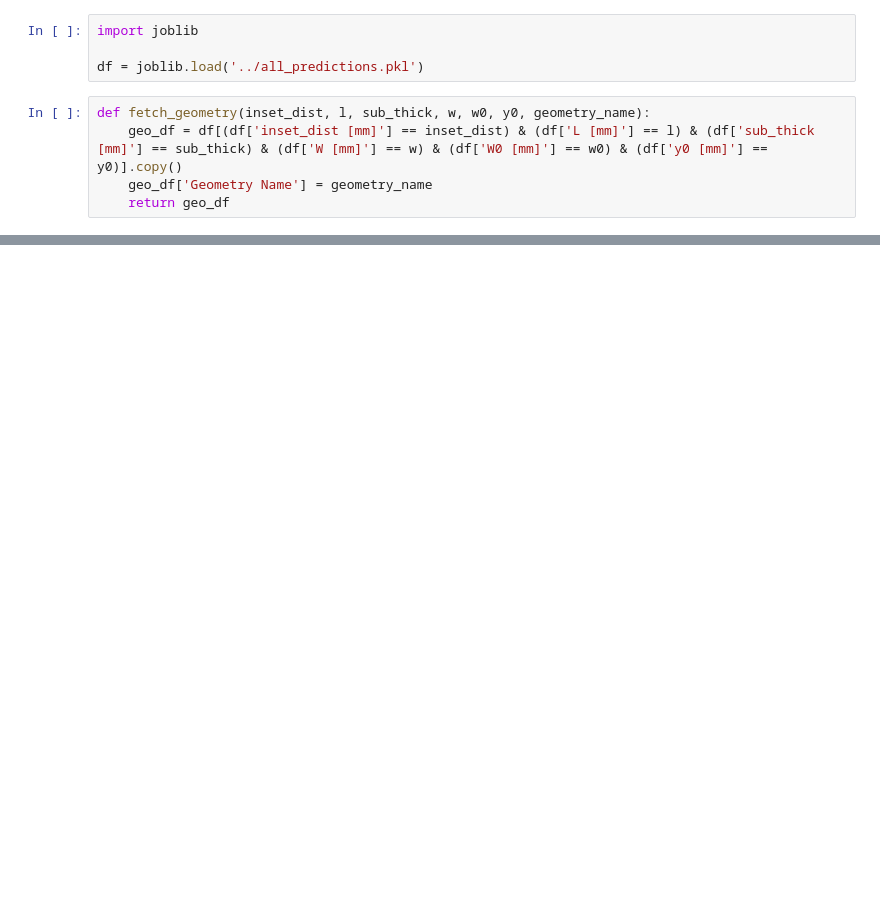
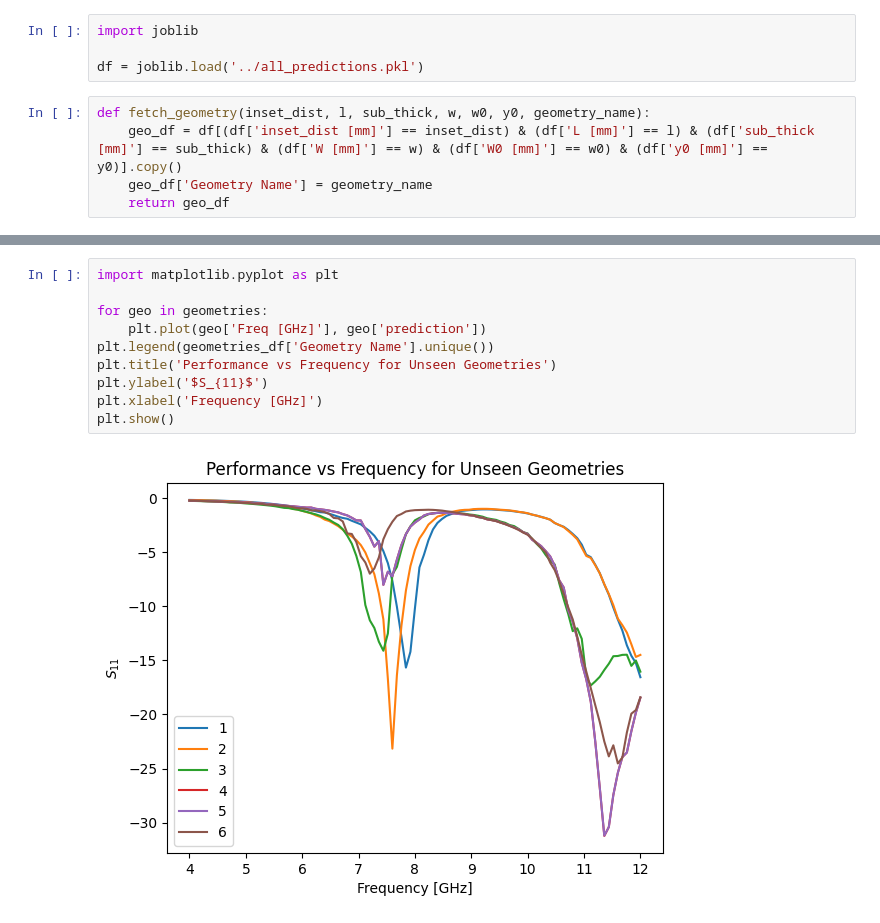
Before and after one commit to meowsome/antenna-ml, a Jupyter notebook: research/exploring_using_full_freq_range.ipynb, the cells around one changed output, grey strips where cells are left out. Drawn from its saved outputs; the diff is of its cells as text; blank space fills up the shorter version.

```diff
--- a/research/exploring_using_full_freq_range.ipynb
+++ b/research/exploring_using_full_freq_range.ipynb
@@ -47,2 +55,14 @@ geometries
+# %%
+import matplotlib.pyplot as plt
+
+for geo in geometries:
+    plt.plot(geo['Freq [GHz]'], geo['prediction'])
+plt.legend(geometries_df['Geometry Name'].unique())
+plt.title('Performance vs Frequency for Unseen Geometries')
+plt.ylabel('$S_{11}$')
+plt.xlabel('Frequency [GHz]')
+plt.show()
+# %% [output]
+[figure, added]
 # %%
 import plotly.express as px
```
Also changed, not shown: parts of 5 cells of this notebook, 3 other files.
